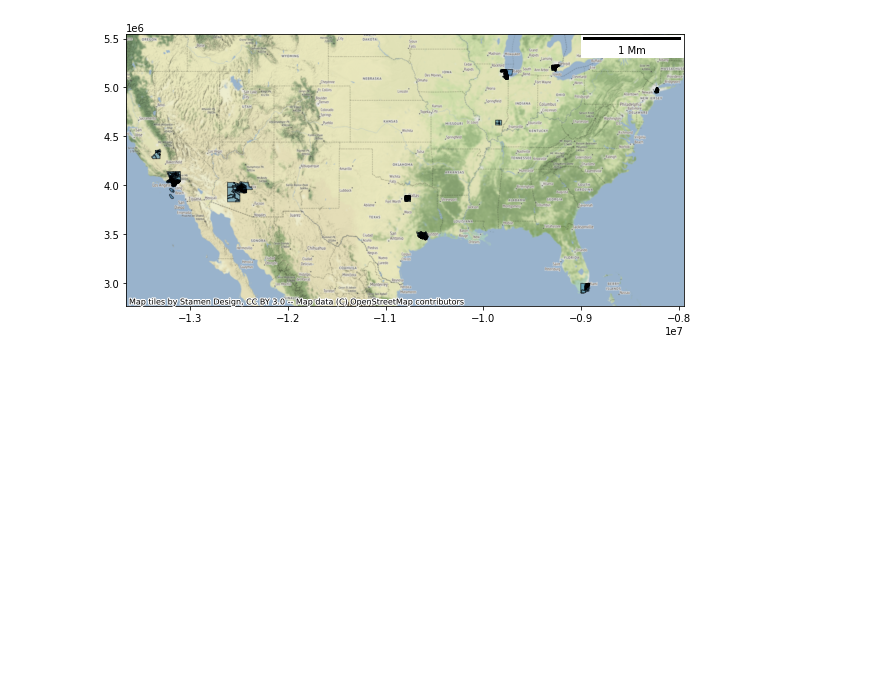
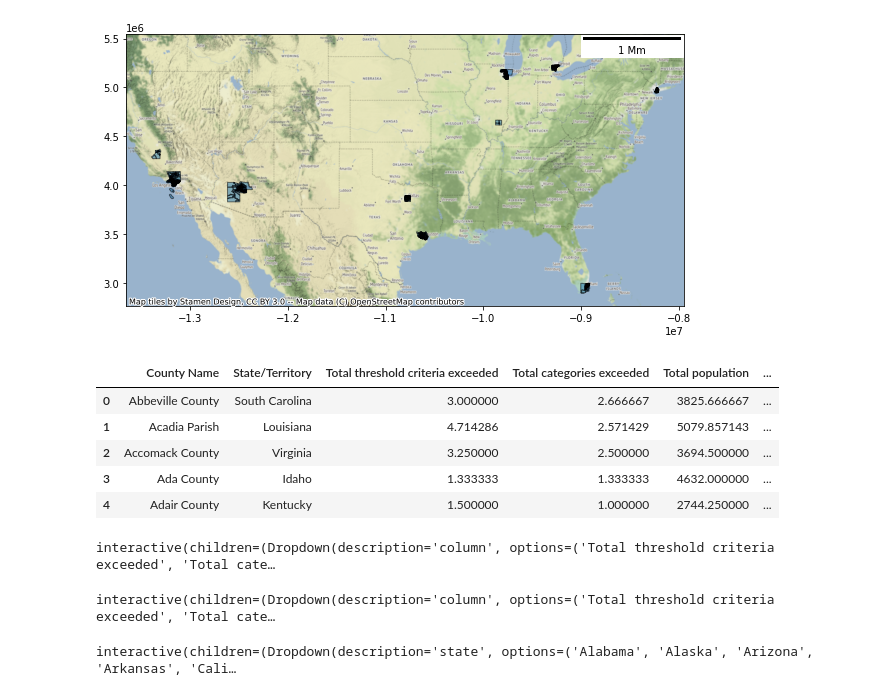
Before and after one commit to jeremiq/sage-one-tree-planted-hackathon-2022, a Jupyter notebook: sage_one_tree_planted/notebooks/interactive_notebook.ipynb, the cells around one changed output. Cells and saved outputs as stored; diff of their text form; code cells hidden in the pictures; blank space fills up the shorter version.

Commit message:
add more interactive cells

```diff
--- a/sage_one_tree_planted/notebooks/interactive_notebook.ipynb
+++ b/sage_one_tree_planted/notebooks/interactive_notebook.ipynb
@@ -94,0 +100,53 @@ ax.add_artist(ScaleBar(1))
+# %%
+COLUMNS_FILTER = df2.columns.tolist()[3:]
+# %%
+COLUMNS_FILTER.remove("Identified as disadvantaged")
+# %%
+def _compute_mean(df, columns):
+    return df.groupby(["County Name", "State/Territory"])[columns].mean().reset_index()
+# %%
+df_mean =_compute_mean(df=df_disadvantaged_group, columns=COLUMNS_FILTER)
+# %%
+df_mean.head()
+# %% [output]
+|  | County Name | State/Territory | Total threshold criteria exceeded | Total categories exceeded | Total population | ... |
+| 0 | Abbeville County | South Carolina | 3.000000 | 2.666667 | 3825.666667 | ... |
+| 1 | Acadia Parish | Louisiana | 4.714286 | 2.571429 | 5079.857143 | ... |
+| 2 | Accomack County | Virginia | 3.250000 | 2.500000 | 3694.500000 | ... |
+| 3 | Ada County | Idaho | 1.333333 | 1.333333 | 4632.000000 | ... |
+| 4 | Adair County | Kentucky | 1.500000 | 1.000000 | 2744.250000 | ... |
+# %%
+@interact
+def _rank_by_column(column=COLUMNS_FILTER, topN=10):
+    df_mean["max_rank"] = df_mean.groupby("State/Territory")[column].rank(method="max")
+    return df_mean[df_mean["max_rank"] <= topN]
+# %% [output]
+interactive(children=(Dropdown(description='column', options=('Total threshold criteria exceeded', 'Total cate…
+# %%
+@interact
+def _plot_rank_locations(column=COLUMNS_FILTER, topN=10):
+    df_rank_result = _rank_by_column(column=column, topN=topN)
+    df_rank_result.rename(columns={"County Name":"CF", "State/Territory":"SF"}, inplace=True)
+    usa_filtered_locations = usa_locations[(usa_locations["SF"].isin(set(df_rank_result["SF"].tolist()))) & \
+                                           (usa_locations["CF"].isin(set(df_rank_result["CF"].tolist())))]
+    usa_filtered_locations_wm = usa_filtered_locations.to_crs(epsg=3857)
+    ax = usa_filtered_locations_wm.plot(figsize=(10, 10), alpha=0.5, edgecolor='k')
+    cx.add_basemap(ax)
+    ax.add_artist(ScaleBar(1))
+# %% [output]
+interactive(children=(Dropdown(description='column', options=('Total threshold criteria exceeded', 'Total cate…
+# %%
+import seaborn as sns
+import matplotlib.pyplot as plt
+
+STATES=list(df2["State/Territory"].unique())
+
+@interact
+def _plot_column_by_state(state=STATES, column=COLUMNS_FILTER, topN=10):
+    df_rank_result = _rank_by_column(column=column, topN=topN)
+    data = df_rank_result[df_rank_result["State/Territory"]==state]
+    ax=sns.catplot(x="County Name", y=column, data=data, kind="bar",
+                   col="State/Territory", col_wrap=4, order=data["County Name"])
+    plt.xticks(rotation=90)
+# %% [output]
+interactive(children=(Dropdown(description='state', options=('Alabama', 'Alaska', 'Arizona', 'Arkansas', 'Cali…
```
Also changed, not shown: parts of 2 cells of this notebook, 2 other files.
